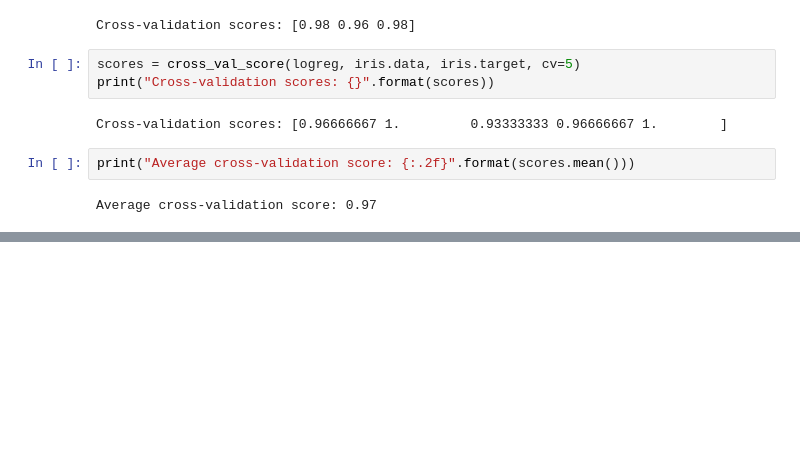
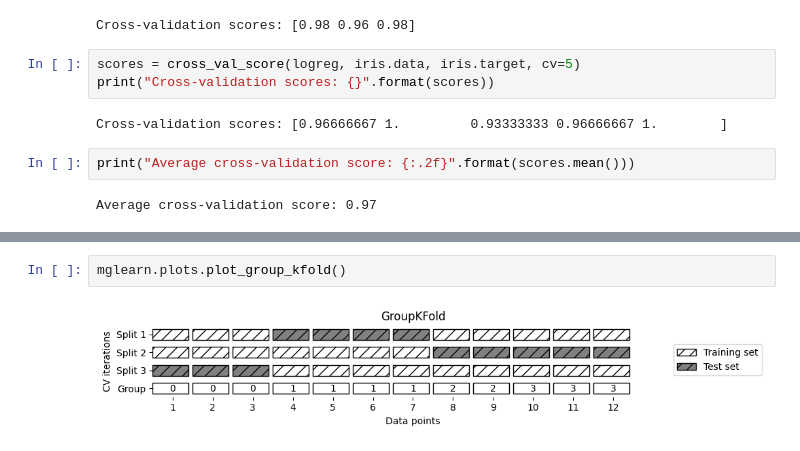
Before and after one commit to Yellow-BringtEast/python-study, a Jupyter notebook: 机器学习/python机器学习基础/chapter5.ipynb, the cells around one changed output, grey strips where cells are left out. Saved outputs shown, nothing was run; the diff lists cells and outputs as text; blank space fills up the shorter version.

```diff
--- a/机器学习/python机器学习基础/chapter5.ipynb
+++ b/机器学习/python机器学习基础/chapter5.ipynb
@@ -56,0 +137,4 @@ Average cross-validation score: 0.97
+# %%
+mglearn.plots.plot_group_kfold()
+# %% [output]
+[figure, added]
```
Also changed, not shown: parts of 12 cells of this notebook.
